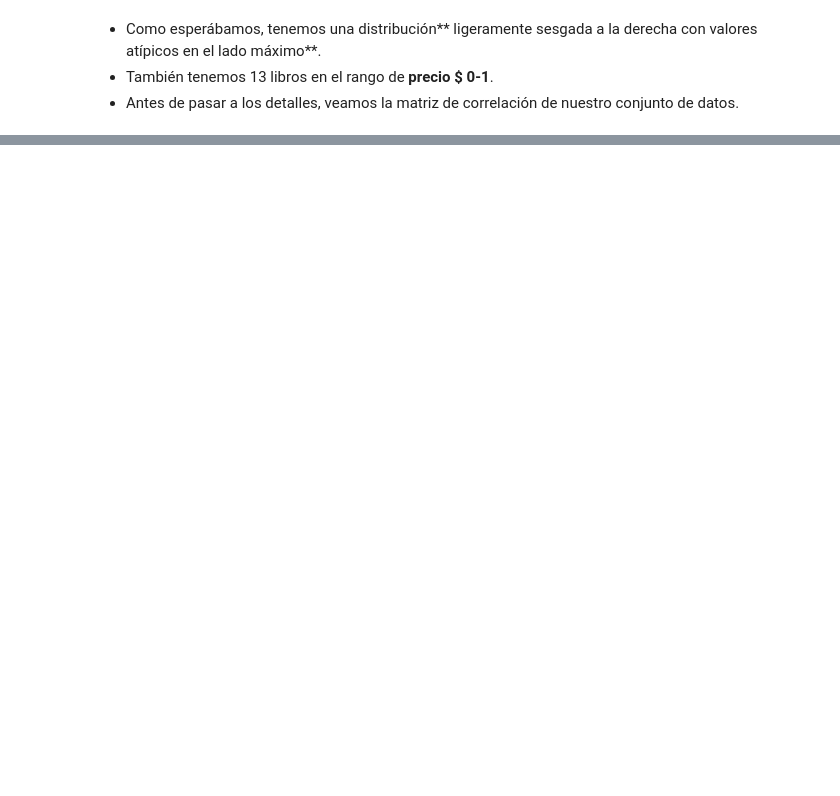
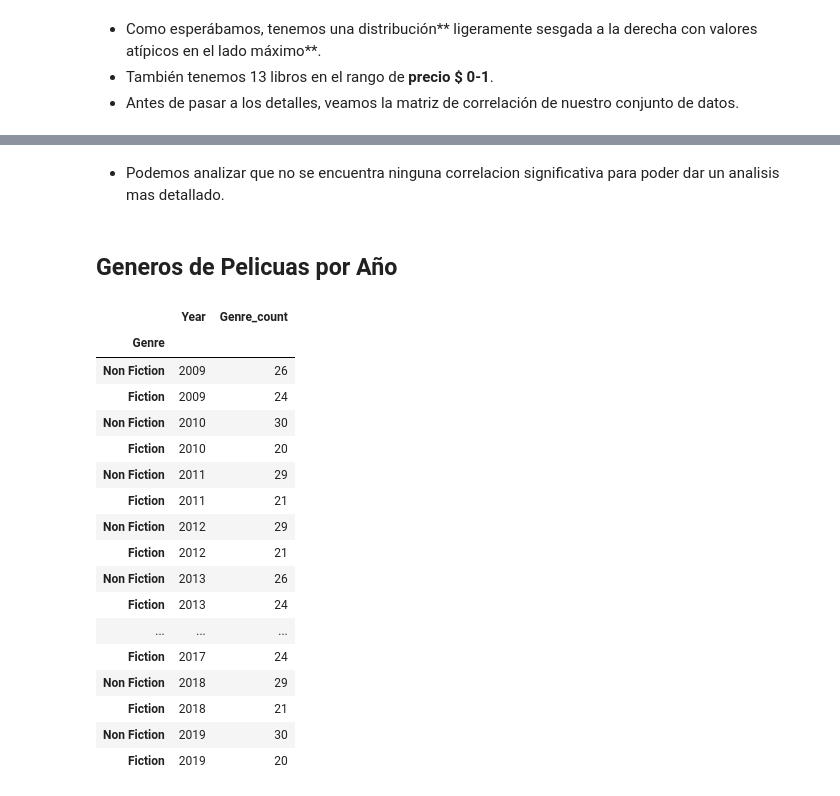
Before and after one commit to OscarABazanez/Analisis-de-Datos-de-Proyectos, a Jupyter notebook: analisis-libros-amazon.ipynb, the cells around one changed output, grey strips where cells are left out. Cells and saved outputs as stored; diff of their text form; code cells hidden in the pictures; blank space fills up the shorter version.

Commit message:
Analisis de los libros de Amazon terminado

```diff
--- a/analisis-libros-amazon.ipynb
+++ b/analisis-libros-amazon.ipynb
@@ -195,0 +241,26 @@ Name: Price, dtype: float64
+# %% [markdown]
+- Podemos analizar que no se encuentra ninguna correlacion significativa para poder dar un analisis mas detallado.
+# %% [markdown]
+## Generos de Pelicuas por Año
+# %%
+genre_by_year = df.groupby('Year')['Genre'].value_counts().reset_index(level=0).rename(columns={'Genre':'Genre_count'}, index={'index':'Genre'})
+genre_by_year
+# %% [output]
+|  | Year | Genre_count |
+| Genre |  |  |
+| Non Fiction | 2009 | 26 |
+| Fiction | 2009 | 24 |
+| Non Fiction | 2010 | 30 |
+| Fiction | 2010 | 20 |
+| Non Fiction | 2011 | 29 |
+| Fiction | 2011 | 21 |
+| Non Fiction | 2012 | 29 |
+| Fiction | 2012 | 21 |
+| Non Fiction | 2013 | 26 |
+| Fiction | 2013 | 24 |
+| ... | ... | ... |
+| Fiction | 2017 | 24 |
+| Non Fiction | 2018 | 29 |
+| Fiction | 2018 | 21 |
+| Non Fiction | 2019 | 30 |
+| Fiction | 2019 | 20 |
```
Also changed, not shown: parts of 35 cells of this notebook.
